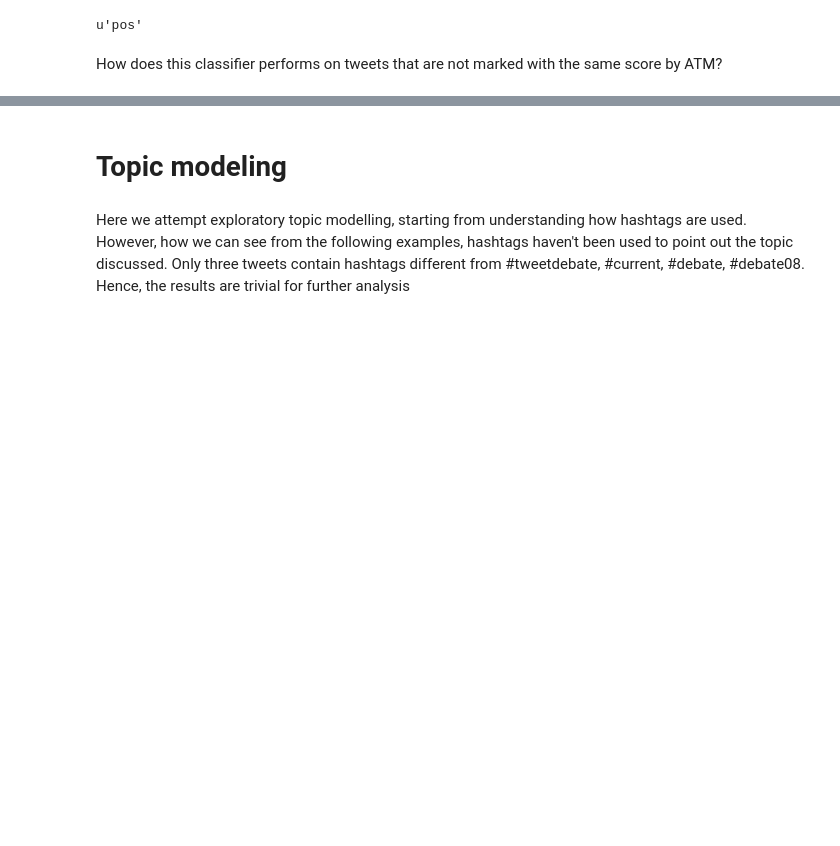
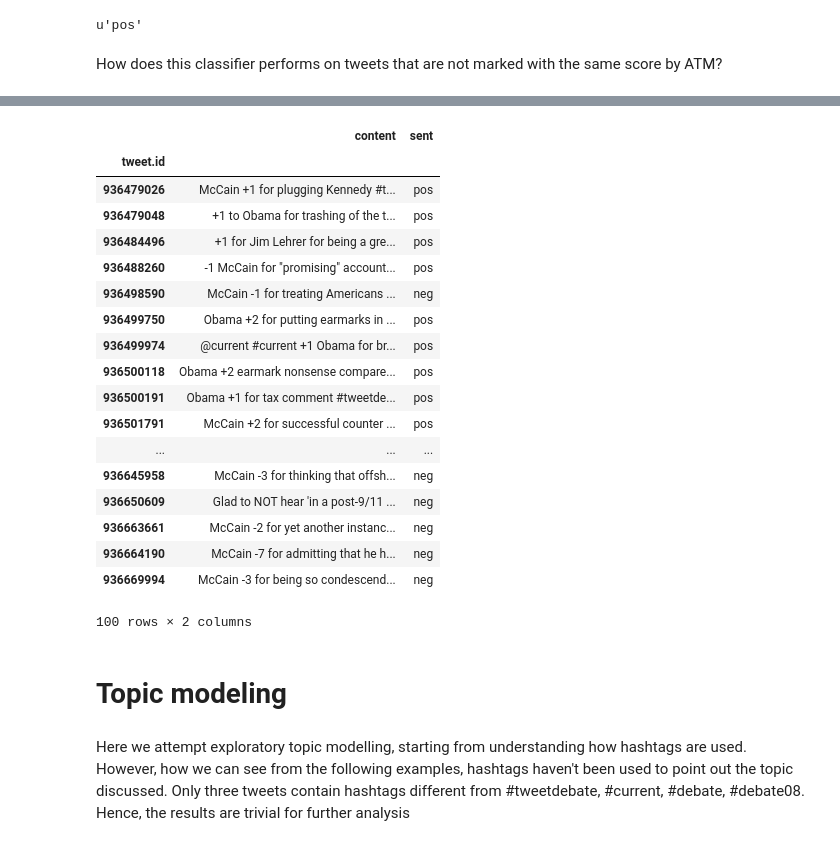
Before and after one commit to ralucacocioban/SentimentClassification, a Jupyter notebook: Politweet.ipynb, the cells around one changed output, grey strips where cells are left out. Drawn from its saved outputs; the diff is of its cells as text; code cells hidden in the pictures; blank space fills up the shorter version.

Commit message:
classifying tweets with - and +

```diff
--- a/Politweet.ipynb
+++ b/Politweet.ipynb
@@ -268,6 +268,34 @@ display(plus_rule_disagreeing[:1])
 |  | pub.date.GMT | content | author.name | author.nickname | rating.1 | rating.2 | rating.3 | rating.4 | ... |
 | tweet.id |  |  |  |  |  |  |  |  | ... |
 | 936479026 | 9/27/08 1:07 | McCain +1 for plugging Kennedy #t... | gminks | Gina Minks | 1 | 2 | 2 | 2 | ... |
+# %%
+disagreeing = pd.concat([
+        plus_rule_disagreeing,
+        df_setminus(minus_rule_disagreeing, plus_rule_disagreeing)])
+
+disagreeing_classified = classifier.classify_many([document_features(d) for i,d in disagreeing.iterrows()])
+disagreeing["sent"] = pd.Series(disagreeing_classified, index=disagreeing.index)
+disagreeing[["content", "sent"]]
+# %% [output]
+|  | content | sent |
+| tweet.id |  |  |
+| 936479026 | McCain +1 for plugging Kennedy #t... | pos |
+| 936479048 | +1 to Obama for trashing of the t... | pos |
+| 936484496 | +1 for Jim Lehrer for being a gre... | pos |
+| 936488260 | -1 McCain for "promising" account... | pos |
+| 936498590 | McCain -1 for treating Americans ... | neg |
+| 936499750 | Obama +2 for putting earmarks in ... | pos |
+| 936499974 | @current #current +1 Obama for br... | pos |
+| 936500118 | Obama +2 earmark nonsense compare... | pos |
+| 936500191 | Obama +1 for tax comment #tweetde... | pos |
+| 936501791 | McCain +2 for successful counter ... | pos |
+| ... | ... | ... |
+| 936645958 | McCain -3 for thinking that offsh... | neg |
+| 936650609 | Glad to NOT hear 'in a post-9/11 ... | neg |
+| 936663661 | McCain -2 for yet another instanc... | neg |
+| 936664190 | McCain -7 for admitting that he h... | neg |
+| 936669994 | McCain -3 for being so condescend... | neg |
+100 rows × 2 columns
 # %% [markdown]
 # Topic modeling
 # %% [markdown]
```
Also changed, not shown: parts of 3 cells of this notebook.
